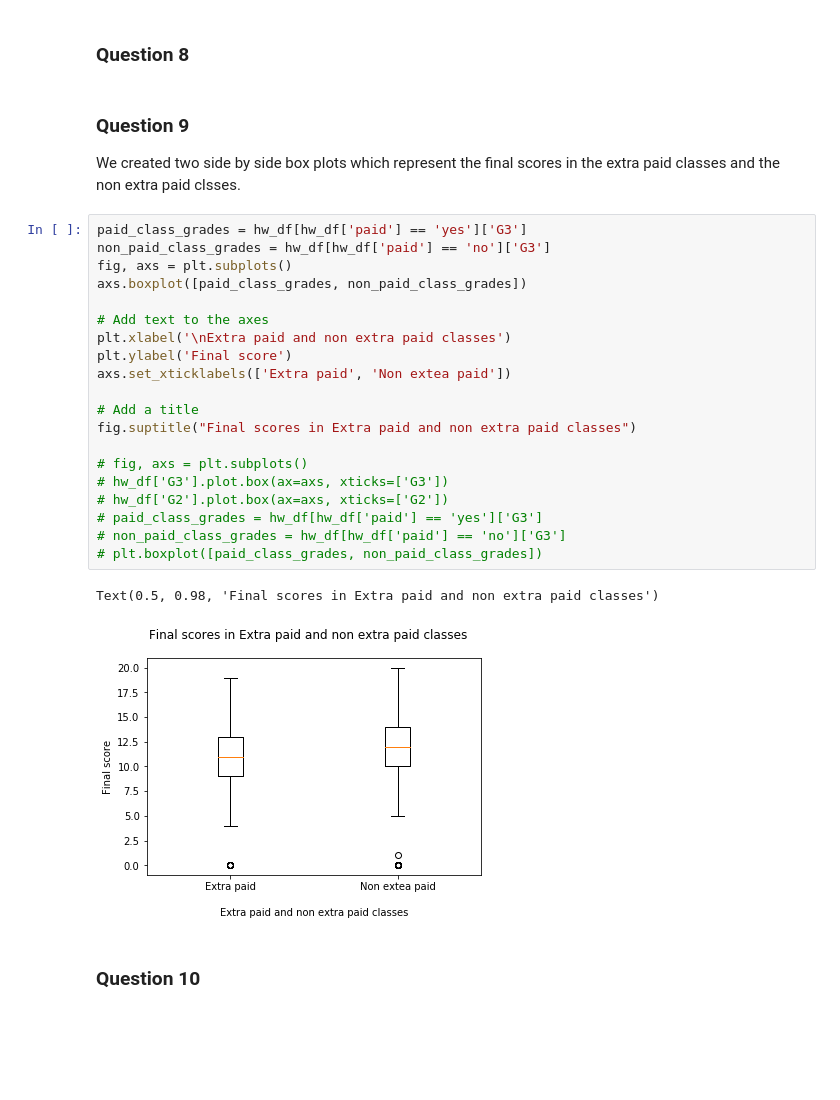
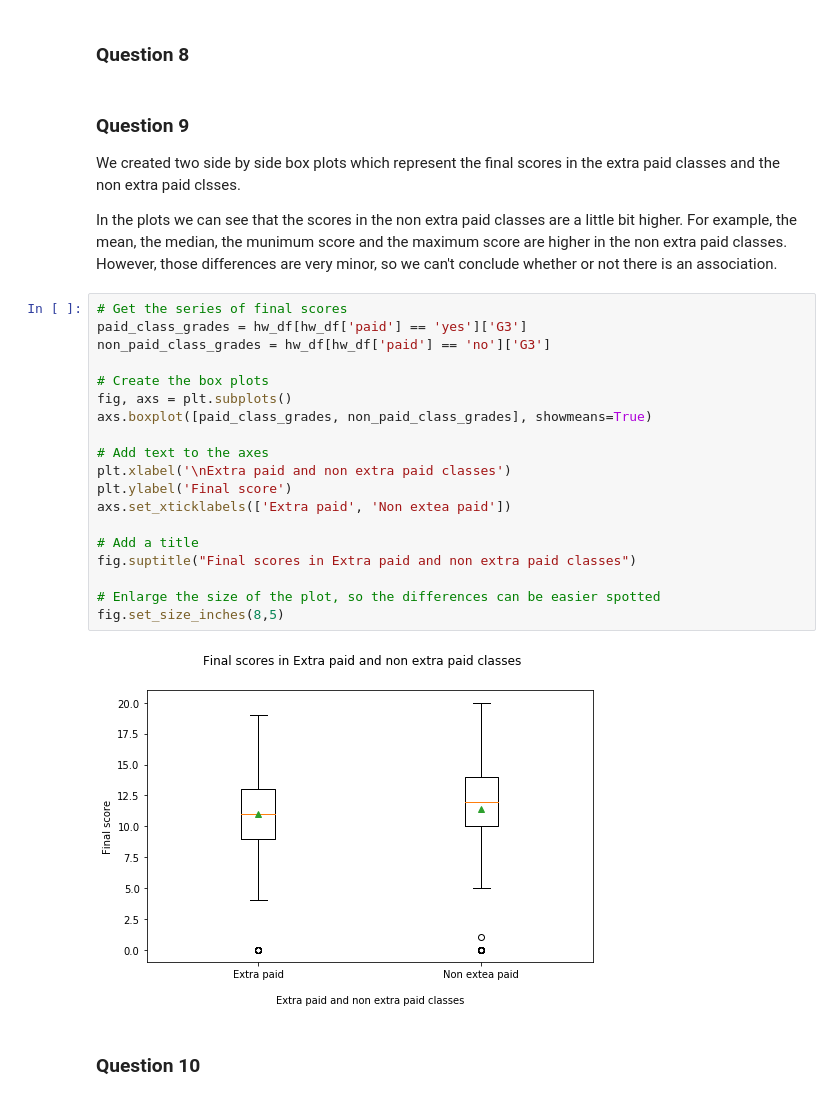
Before and after one commit to dvir019/Introduction_to_Data_Analysis-HW2, a Jupyter notebook: HW2_212234637_324270883.ipynb, the cells around one changed output. Cells and saved outputs as stored; diff of their text form; blank space fills up the shorter version.

```diff
--- a/HW2_212234637_324270883.ipynb
+++ b/HW2_212234637_324270883.ipynb
@@ -62,29 +62,30 @@ ages_hist.set(ylabel="Number of students")
 # %% [markdown]
 ### Question 9
 We created two side by side box plots which represent the final scores in the extra paid classes and the non extra paid clsses.
+
+In the plots we can see that the scores in the non extra paid classes are a little bit higher. For example, the mean, the median, the munimum score and the maximum score are higher in the non extra paid classes.<br>
+However, those differences are very minor, so we can't conclude whether or not there is an association.
 # %%
+# Get the series of final scores
 paid_class_grades = hw_df[hw_df['paid'] == 'yes']['G3']
 non_paid_class_grades = hw_df[hw_df['paid'] == 'no']['G3']
+
+# Create the box plots
 fig, axs = plt.subplots()
-axs.boxplot([paid_class_grades, non_paid_class_grades])
+axs.boxplot([paid_class_grades, non_paid_class_grades], showmeans=True)
 
 # Add text to the axes
 plt.xlabel('\nExtra paid and non extra paid classes')
 plt.ylabel('Final score')
 axs.set_xticklabels(['Extra paid', 'Non extea paid'])
 
 # Add a title
 fig.suptitle("Final scores in Extra paid and non extra paid classes")
 
-# fig, axs = plt.subplots()
-# hw_df['G3'].plot.box(ax=axs, xticks=['G3'])
-# hw_df['G2'].plot.box(ax=axs, xticks=['G2'])
-# paid_class_grades = hw_df[hw_df['paid'] == 'yes']['G3']
-# non_paid_class_grades = hw_df[hw_df['paid'] == 'no']['G3']
-# plt.boxplot([paid_class_grades, non_paid_class_grades])
+# Enlarge the size of the plot, so the differences can be easier spotted
+fig.set_size_inches(8,5)
 # %% [output]
-Text(0.5, 0.98, 'Final scores in Extra paid and non extra paid classes')
-[figure, old version]
+[figure, new version]
 # %% [markdown]
 ### Question 10
 # %% [markdown]
```
